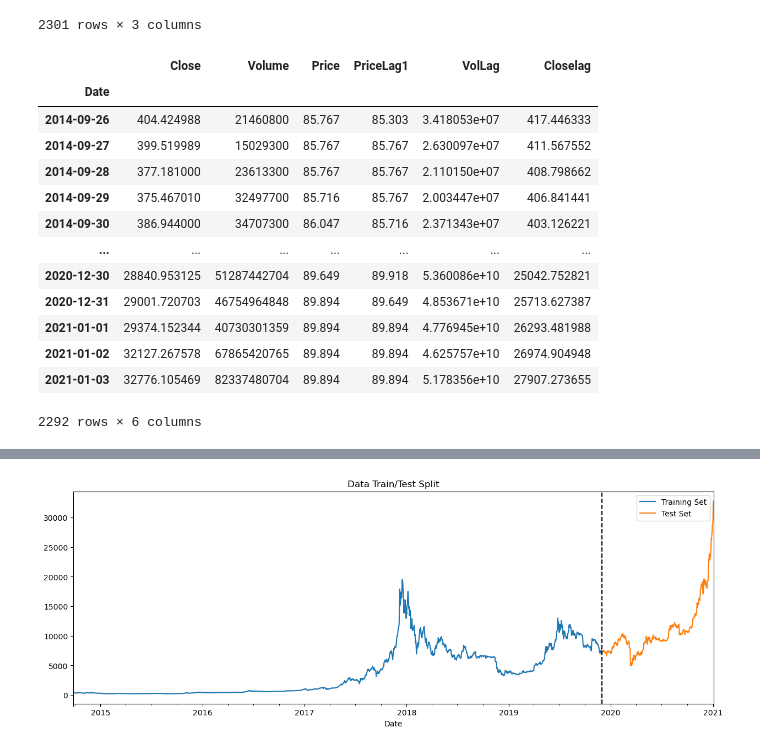
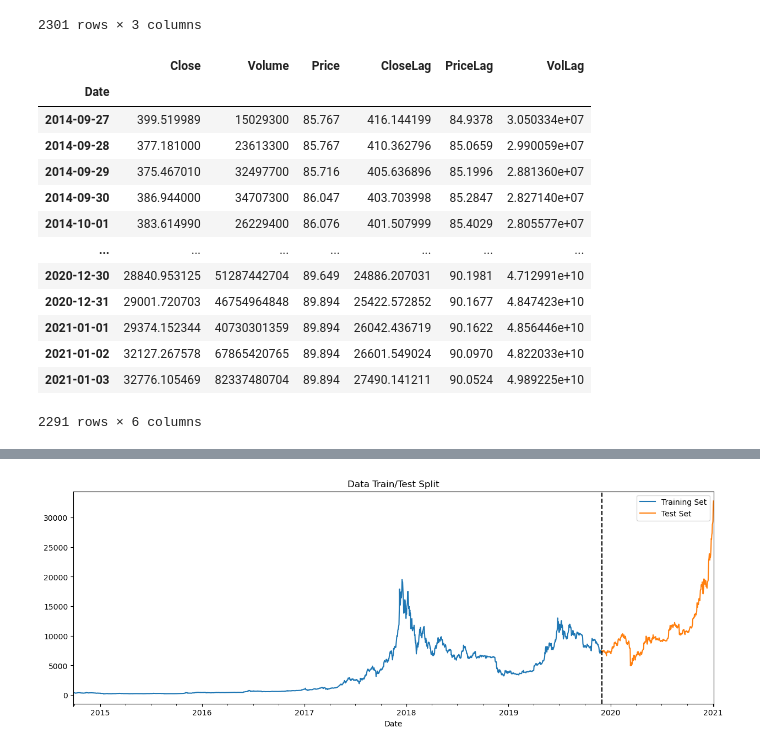
Before and after one commit to faizanamir01/CS-361-ML-Final-Project, a Jupyter notebook: linearreg.ipynb, the cells around one changed output, grey strips where cells are left out. Saved outputs shown, nothing was run; the diff lists cells and outputs as text; code cells hidden in the pictures.

```diff
--- a/linearreg.ipynb
+++ b/linearreg.ipynb
@@ -249,41 +249,59 @@ df
 # for i in range(0, num_var):
 #     plotcharts(join_norm.iloc[:,i].dropna(), title=join_norm.columns[i], lags=48)
 # %%
-df['CloseLag1'] = df['Close'].shift(1)
-df['CloseLag2']=df['Close'].shift(2)
-df['CloseLag3']=df['Close'].shift(3)
-df['CloseLag4']=df['Close'].shift(4)
-df['CloseLag5']=df['Close'].shift(5)
-df['CloseLag6']=df['Close'].shift(6)
-df['CloseLag7']=df['Close'].shift(7)
-df['CloseLag8']=df['Close'].shift(8)
-df['CloseLag9']=df['Close'].shift(9)
-df['VolLag1'] = df['Volume'].shift(1)
-df['VolLag2'] = df['Volume'].shift(2)
-df['VolLag3'] = df['Volume'].shift(3)
-df['PriceLag1'] = df['Price'].shift(1)
+# For CloseLag
+for i in range(1, 11):
+    df[f'CloseLag{i}'] = df['Close'].shift(i)
+
+# For PriceLag
+for i in range(1, 11):
+    df[f'PriceLag{i}'] = df['Price'].shift(i)
+
+# For PriceLag
+for i in range(1, 11):
+    df[f'VolLag{i}'] = df['Volume'].shift(i)
+
 df=df.dropna()
-df['VolLag']=df[['VolLag1','VolLag2','VolLag3']].mean(axis=1)
-df['Closelag'] = df[['CloseLag1', 'CloseLag2', 'CloseLag3', 'CloseLag4', 'CloseLag5', 'CloseLag6', 'CloseLag7','CloseLag8', 'CloseLag9']].mean(axis=1)
-df.drop(columns=['CloseLag1', 'CloseLag2', 'CloseLag3', 'CloseLag4', 'CloseLag5', 'CloseLag6', 'CloseLag7','CloseLag8', 'CloseLag9'], inplace=True)
-df.drop(columns=['VolLag1','VolLag2','VolLag3'], inplace=True)
+
+
+# Calculate the mean of all 10 lagged values for Close
+df['CloseLag'] = df[[f'CloseLag{i}' for i in range(1, 11)]].mean(axis=1)
+
+# Calculate the mean of all 10 lagged values for Price
+df['PriceLag'] = df[[f'PriceLag{i}' for i in range(1, 11)]].mean(axis=1)
+
+# Calculate the mean of all 10 lagged values for Volume
+df['VolLag'] = df[[f'VolLag{i}' for i in range(1, 11)]].mean(axis=1)
+
+
+
+# Drop all individual lag columns for Close
+df.drop(columns=[f'CloseLag{i}' for i in range(1, 11)], inplace=True)
+
+# Drop all individual lag columns for Price
+df.drop(columns=[f'PriceLag{i}' for i in range(1, 11)], inplace=True)
+
+# Drop all individual lag columns for Volume
+df.drop(columns=[f'VolLag{i}' for i in range(1, 11)], inplace=True)
+
+
 df.dropna(inplace=True)
 df
 # %% [output]
-|  | Close | Volume | Price | PriceLag1 | VolLag | Closelag |
+|  | Close | Volume | Price | CloseLag | PriceLag | VolLag |
 | Date |  |  |  |  |  |  |
-| 2014-09-26 | 404.424988 | 21460800 | 85.767 | 85.303 | 3.418053e+07 | 417.446333 |
-| 2014-09-27 | 399.519989 | 15029300 | 85.767 | 85.767 | 2.630097e+07 | 411.567552 |
-| 2014-09-28 | 377.181000 | 23613300 | 85.767 | 85.767 | 2.110150e+07 | 408.798662 |
-| 2014-09-29 | 375.467010 | 32497700 | 85.716 | 85.767 | 2.003447e+07 | 406.841441 |
-| 2014-09-30 | 386.944000 | 34707300 | 86.047 | 85.716 | 2.371343e+07 | 403.126221 |
+| 2014-09-27 | 399.519989 | 15029300 | 85.767 | 416.144199 | 84.9378 | 3.050334e+07 |
+| 2014-09-28 | 377.181000 | 23613300 | 85.767 | 410.362796 | 85.0659 | 2.990059e+07 |
+| 2014-09-29 | 375.467010 | 32497700 | 85.716 | 405.636896 | 85.1996 | 2.881360e+07 |
+| 2014-09-30 | 386.944000 | 34707300 | 86.047 | 403.703998 | 85.2847 | 2.827140e+07 |
+| 2014-10-01 | 383.614990 | 26229400 | 86.076 | 401.507999 | 85.4029 | 2.805577e+07 |
 | ... | ... | ... | ... | ... | ... | ... |
-| 2020-12-30 | 28840.953125 | 51287442704 | 89.649 | 89.918 | 5.360086e+10 | 25042.752821 |
-| 2020-12-31 | 29001.720703 | 46754964848 | 89.894 | 89.649 | 4.853671e+10 | 25713.627387 |
-| 2021-01-01 | 29374.152344 | 40730301359 | 89.894 | 89.894 | 4.776945e+10 | 26293.481988 |
-| 2021-01-02 | 32127.267578 | 67865420765 | 89.894 | 89.894 | 4.625757e+10 | 26974.904948 |
-| 2021-01-03 | 32776.105469 | 82337480704 | 89.894 | 89.894 | 5.178356e+10 | 27907.273655 |
+| 2020-12-30 | 28840.953125 | 51287442704 | 89.649 | 24886.207031 | 90.1981 | 4.712991e+10 |
+| 2020-12-31 | 29001.720703 | 46754964848 | 89.894 | 25422.572852 | 90.1677 | 4.847423e+10 |
+| 2021-01-01 | 29374.152344 | 40730301359 | 89.894 | 26042.436719 | 90.1622 | 4.856446e+10 |
+| 2021-01-02 | 32127.267578 | 67865420765 | 89.894 | 26601.549024 | 90.0970 | 4.822033e+10 |
+| 2021-01-03 | 32776.105469 | 82337480704 | 89.894 | 27490.141211 | 90.0524 | 4.989225e+10 |
-2292 rows × 6 columns
+2291 rows × 6 columns
 # %%
 #importing xgboost and train_test_split
 
```
Also changed, not shown: parts of 10 cells of this notebook.
